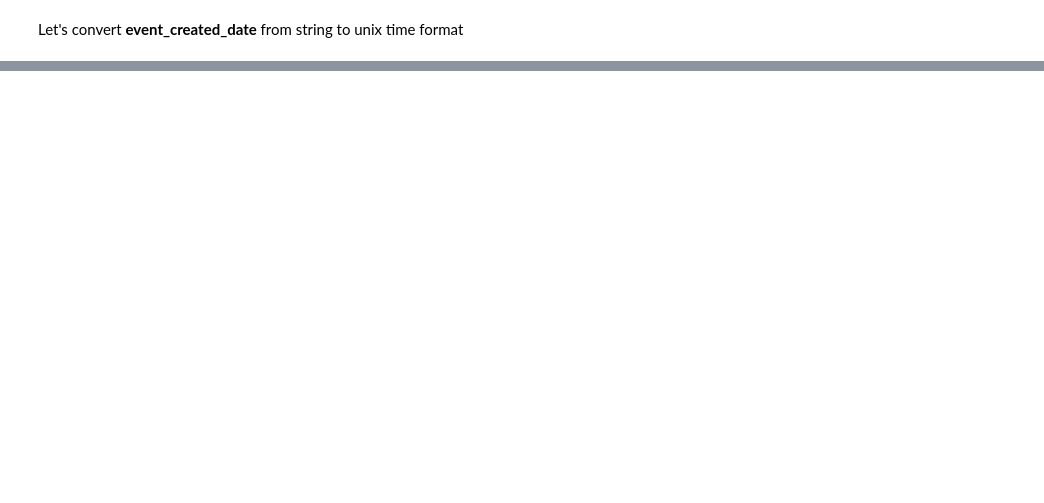
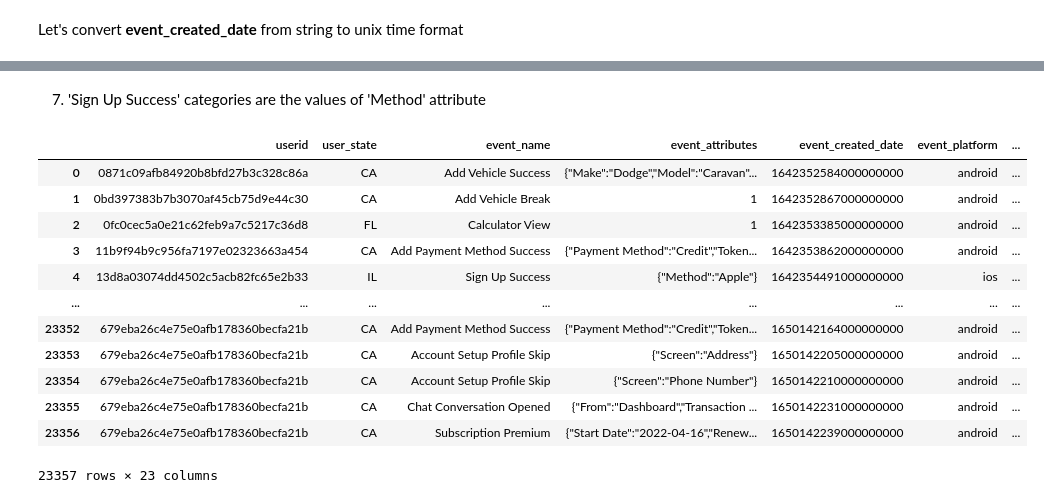
Before and after one commit to NaturalStupidlty/DataScience, a Jupyter notebook: int20h-ds-hackaton/eda.ipynb, the cells around one changed output, grey strips where cells are left out. Drawn from its saved outputs; the diff is of its cells as text; code cells hidden in the pictures; blank space fills up the shorter version.

```diff
--- a/int20h-ds-hackaton/eda.ipynb
+++ b/int20h-ds-hackaton/eda.ipynb
@@ -179,3 +251,5 @@ data = fill_missing_data(data)
+# %%
+data = fill_outofband(data)
 # %%
 # percentage of missing data
 data.isnull().sum() / data.shape[0]*100
@@ -201,0 +491,2 @@ data['event_created_date'] = data['event_created_date'].apply(lambda x: pd.to_da
+# %% [markdown]
+7. 'Sign Up Success' categories are the values of 'Method' attribute
@@ -201,0 +510,57 @@ data['event_created_date'] = data['event_created_date'].apply(lambda x: pd.to_da
+# %%
+def extract_transaction_refund(data):
+    refund = data[data['event_name'] == 'Transaction Refund']['event_attributes']
+
+    refund = parse_event_attributes(refund)
+    refund = refund.apply(lambda row: row[1::2])
+
+    df = pd.DataFrame()
+
+    df['userid'] = data[data['event_name'] == 'Transaction Refund']['userid']
+
+    df['refund_amount'] = refund.apply(lambda row: float(row[-1]))
+
+    df = df.groupby('userid').agg({'refund_amount':'sum'}).reset_index()
+
+    data['refund_amount'] = 0.0
+
+    data.update(df)
+
+    return data
+# %%
+def extract_features(data):
+    data = extract_no_attribute_features(data)
+
+    data = extract_add_vehicle_failed(data)
+
+    data = extract_subscription_premium_renew(data)
+
+    data = extract_subscription_premium(data)
+
+    data = extract_sign_out(data)
+
+    data = extract_order(data)
+
+    data = extract_order(data)
+
+    data = extract_transaction_refund(data)
+
+    return data
+# %%
+data = extract_features(data)
+# %%
+data
+# %% [output]
+|  | userid | user_state | event_name | event_attributes | event_created_date | event_platform | ... |
+| 0 | 0871c09afb84920b8bfd27b3c328c86a | CA | Add Vehicle Success | {"Make":"Dodge","Model":"Caravan"... | 1642352584000000000 | android | ... |
+| 1 | 0bd397383b7b3070af45cb75d9e44c30 | CA | Add Vehicle Break | 1 | 1642352867000000000 | android | ... |
+| 2 | 0fc0cec5a0e21c62feb9a7c5217c36d8 | FL | Calculator View | 1 | 1642353385000000000 | android | ... |
+| 3 | 11b9f94b9c956fa7197e02323663a454 | CA | Add Payment Method Success | {"Payment Method":"Credit","Token... | 1642353862000000000 | android | ... |
+| 4 | 13d8a03074dd4502c5acb82fc65e2b33 | IL | Sign Up Success | {"Method":"Apple"} | 1642354491000000000 | ios | ... |
+| ... | ... | ... | ... | ... | ... | ... | ... |
+| 23352 | 679eba26c4e75e0afb178360becfa21b | CA | Add Payment Method Success | {"Payment Method":"Credit","Token... | 1650142164000000000 | android | ... |
+| 23353 | 679eba26c4e75e0afb178360becfa21b | CA | Account Setup Profile Skip | {"Screen":"Address"} | 1650142205000000000 | android | ... |
+| 23354 | 679eba26c4e75e0afb178360becfa21b | CA | Account Setup Profile Skip | {"Screen":"Phone Number"} | 1650142210000000000 | android | ... |
+| 23355 | 679eba26c4e75e0afb178360becfa21b | CA | Chat Conversation Opened | {"From":"Dashboard","Transaction ... | 1650142231000000000 | android | ... |
+| 23356 | 679eba26c4e75e0afb178360becfa21b | CA | Subscription Premium | {"Start Date":"2022-04-16","Renew... | 1650142239000000000 | android | ... |
+23357 rows × 23 columns
```
Also changed, not shown: parts of 64 cells of this notebook.
